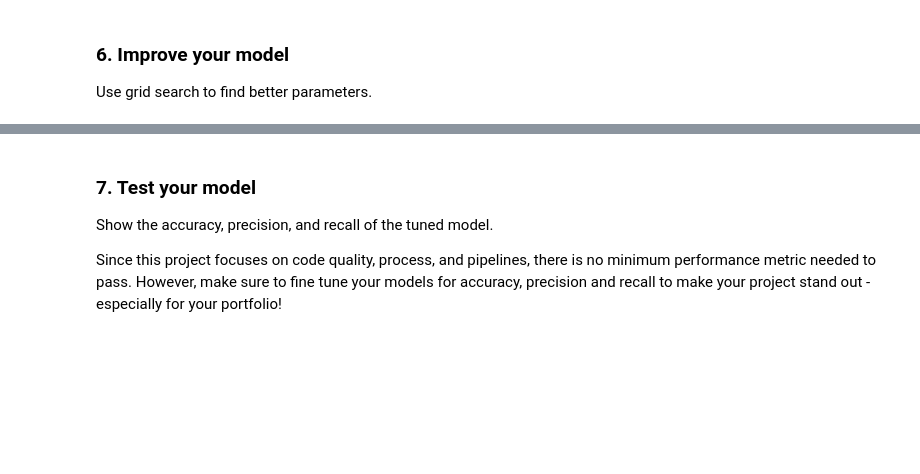
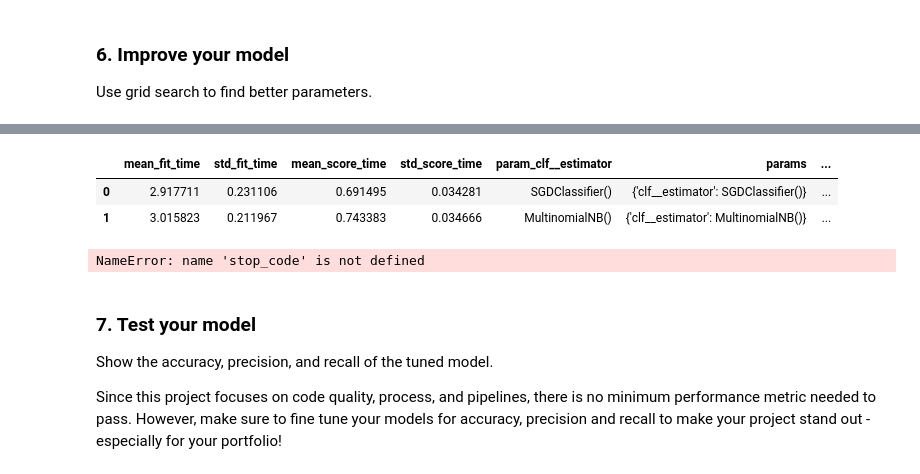
Before and after one commit to ben-sas/udacity_disaster_response_pipeline, a Jupyter notebook: ML_Pipeline.ipynb, the cells around one changed output, grey strips where cells are left out. Drawn from its saved outputs; the diff is of its cells as text; code cells hidden in the pictures; blank space fills up the shorter version.

```diff
--- a/ML_Pipeline.ipynb
+++ b/ML_Pipeline.ipynb
@@ -283,0 +352,5 @@ cv = 1
+# %%
+# train the model using X_dtm & y
+grid_search_model.fit(X_train, Y_train)
+# compute the testing accuracy
+prediction_grid_search = grid_search_model.predict(X_test)
@@ -284,3 +396,13 @@ cv = 1
+# %%
+pd.DataFrame(grid_search_model.cv_results_)
+# %% [output]
+|  | mean_fit_time | std_fit_time | mean_score_time | std_score_time | param_clf__estimator | params | ... |
+| 0 | 2.917711 | 0.231106 | 0.691495 | 0.034281 | SGDClassifier() | {'clf__estimator': SGDClassifier()} | ... |
+| 1 | 3.015823 | 0.211967 | 0.743383 | 0.034666 | MultinomialNB() | {'clf__estimator': MultinomialNB()} | ... |
+# %%
+stop_code
+# %% [output]
+NameError: name 'stop_code' is not defined
 # %% [markdown]
 ### 7. Test your model
 Show the accuracy, precision, and recall of the tuned model.
```
Also changed, not shown: parts of 15 cells of this notebook, 1 other file.
